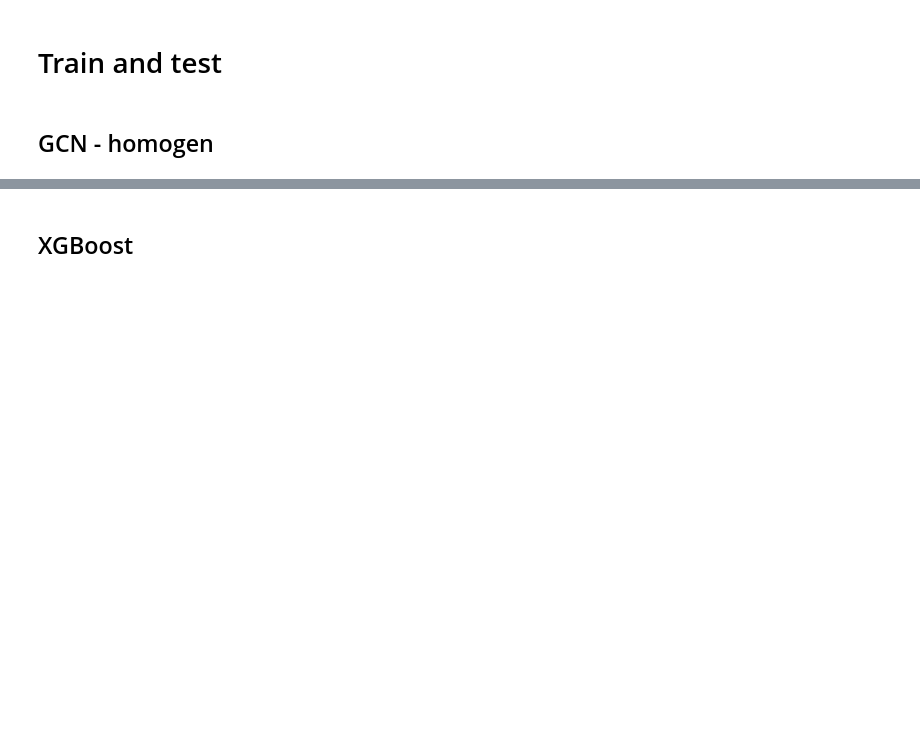
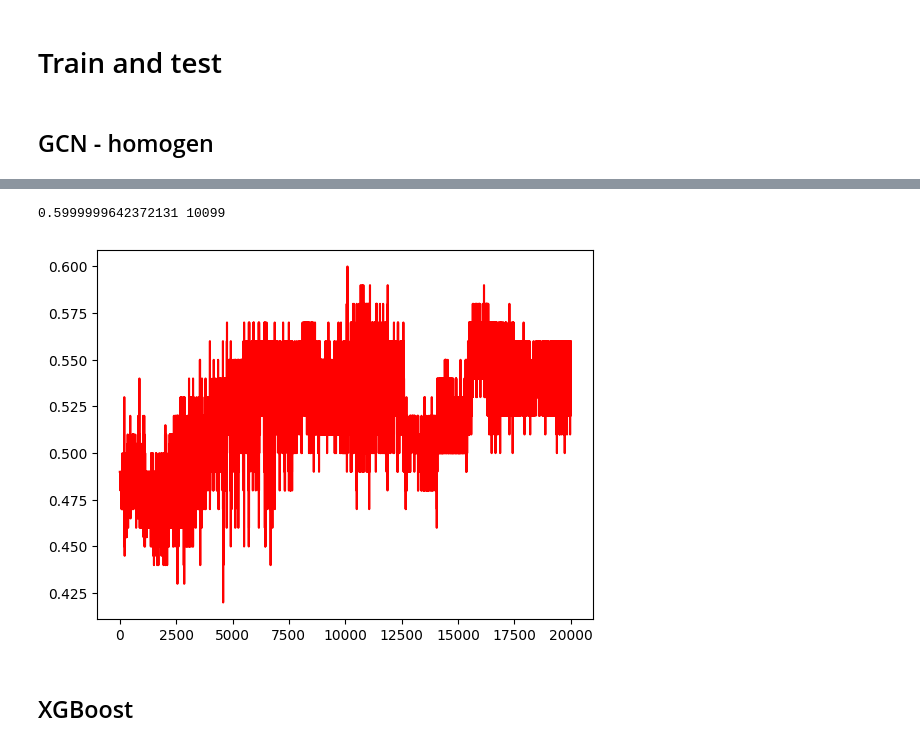
Before and after one commit to JasaZnidar/Predvidenje-zmagovalca-vaterpolo, a Jupyter notebook: Diplomska_naloga.ipynb, the cells around one changed output, grey strips where cells are left out. Drawn from its saved outputs; the diff is of its cells as text; code cells hidden in the pictures; blank space fills up the shorter version.

```diff
--- a/Diplomska_naloga.ipynb
+++ b/Diplomska_naloga.ipynb
@@ -1110,3 +1188,39 @@ plt.show()
+# %%
+# @title GCN homo dual connection - without ties
+set_seed(seed)
+gcn_noTieHomo_dual = GCN_Homo([num_playerInMatch_features, num_playerInMatch_features*2, num_playerInMatch_features*2, num_playerInMatch_features], ties = False, device = device, dropout = 0.0)
+gcn_noTieHomo_dual_optimizer = torch.optim.Adam(gcn_noTieHomo_dual.parameters(), lr=0.01)
+gcn_noTieHomo_dual_crit = torch.nn.CrossEntropyLoss()
+epochs = 20_000
+train_gcn_noTieHomo_dual_params = {
+    'x': train_noTieHomo_dual_x,
+    'edge_index': train_noTieHomo_dual_edge_index,
+    'edge_weight': train_noTieHomo_dual_edge_weight
+}
+train_gcn_noTieHomo_dual_ground = torch.tensor([classify for classify in train_noTieMatch_class for _ in range(2)]).to(device)
+test_gcn_noTieHomo_dual_params = {
+    'x': test_noTieHomo_dual_x,
+    'edge_index': test_noTieHomo_dual_edge_index,
+    'edge_weight': test_noTieHomo_dual_edge_weight
+}
+test_gcn_noTieHomo_dual_ground = torch.tensor([classify for classify in test_noTieMatch_class for _ in range(2)]).to(device)
+
+test_gcn_noTieHomo_dual_acc = []
+
+for _ in range(epochs):
+  train(gcn_noTieHomo_dual, gcn_noTieHomo_dual_optimizer, gcn_noTieHomo_dual_crit, train_gcn_noTieHomo_dual_params, train_gcn_noTieHomo_dual_ground)
+  test_gcn_noTieHomo_dual_acc.append(eval(gcn_noTieHomo_dual, test_gcn_noTieHomo_dual_params, test_gcn_noTieHomo_dual_ground))
+
+print(max(test_gcn_noTieHomo_dual_acc), test_gcn_noTieHomo_dual_acc.index(max(test_gcn_noTieHomo_dual_acc)))
+warnings.filterwarnings("ignore", category=UserWarning, message="No artists with labels found to put in legend")
+
+fig, ax1 = plt.subplots()
+
+ax1.plot(range(epochs), test_gcn_noTieHomo_dual_acc, label='Ties', color='red')
+plt.show()
+# %% [output]
+0.5999999642372131 10099
+[figure, added]
 # %% [markdown]
 ## XGBoost
 # %%
```
Also changed, not shown: parts of 8 cells of this notebook.
